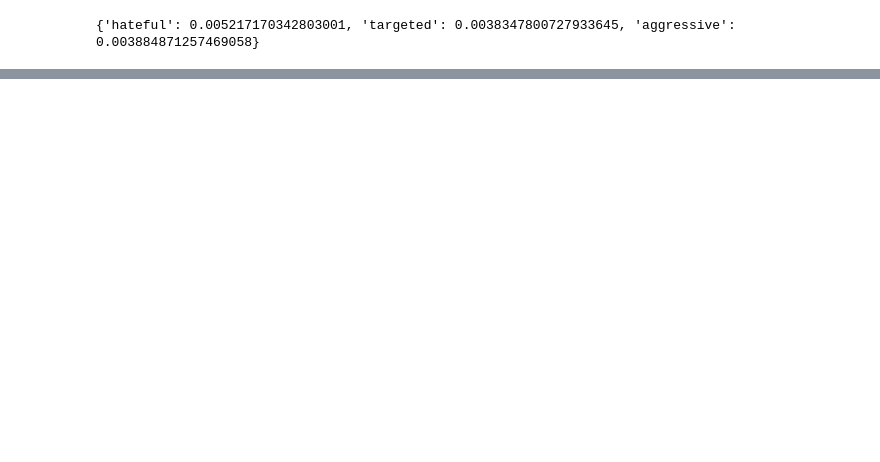
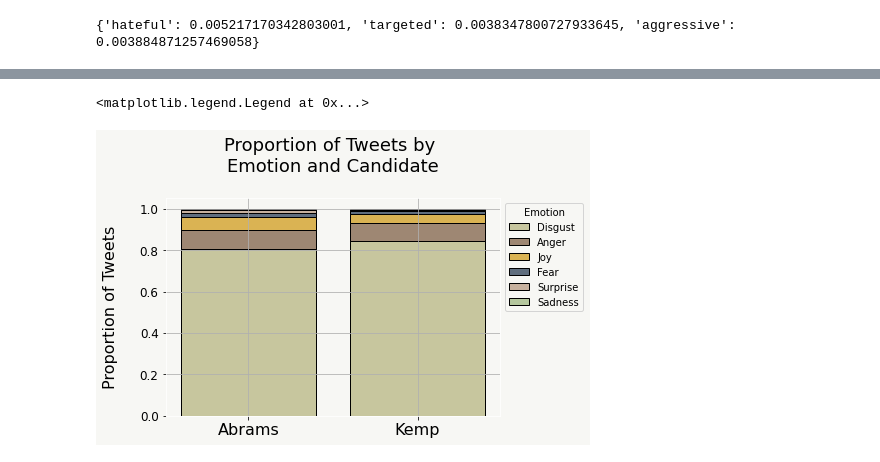
Before and after one commit to monroefarris/anly580_final_project, a Jupyter notebook: Analysis_Code/sentiment_analysis.ipynb, the cells around one changed output, grey strips where cells are left out. Saved outputs shown, nothing was run; the diff lists cells and outputs as text; code cells hidden in the pictures; blank space fills up the shorter version.

```diff
--- a/Analysis_Code/sentiment_analysis.ipynb
+++ b/Analysis_Code/sentiment_analysis.ipynb
@@ -85,0 +169,13 @@ print(data['hate_probs'].iloc[0])
+# %%
+topic_counts_emotion = topic_counts.groupby(['topic', 'emotion_output']).count().reset_index().rename(columns = {'created_at': 'counts'})
+# %%
+topic_counts_emotion_sub = topic_counts_emotion[(topic_counts_emotion['emotion_output'] != 'others') & ((topic_counts_emotion['topic'] == 'abrams') | (topic_counts_emotion['topic'] == 'kemp'))]
+# %%
+total_tweets = topic_counts_emotion_sub.groupby('topic')['counts'].sum().reset_index().rename(columns = {'counts': 'total_tweets'})
+
+topic_counts_emotion_sub = topic_counts_emotion_sub.merge(total_tweets, on = 'topic', how = 'inner')
+
+topic_counts_emotion_sub['prop'] = topic_counts_emotion_sub['counts'] / topic_counts_emotion_sub['total_tweets']
+# %%
+topic_counts_emotion_sub = topic_counts_emotion_sub[['topic', 'emotion_output', 'prop']]
+topic_counts_emotion_sub = topic_counts_emotion_sub.sort_values(['topic', 'prop'])
@@ -85,0 +200,22 @@ print(data['hate_probs'].iloc[0])
+# %%
+sns.histplot(
+    topic_counts_emotion_sub,
+    x = 'topic',
+    weights = 'prop',
+    hue = 'emotion_output',
+    multiple = 'stack',
+    palette = [color1, color2, color3, color7, color5, color6],
+    shrink = 0.8
+)
+
+plt.title('Proportion of Tweets by \nEmotion and Candidate\n', fontsize = 18)
+plt.ylabel('Proportion of Tweets\n', fontsize = 16)
+plt.xlabel('')
+plt.xticks([0,1], ['Abrams', 'Kemp'], fontsize = 16)
+
+# plt.legend(title = 'Emotion',loc = 2, bbox_to_anchor = (1,1))
+
+plt.legend(title = 'Emotion', labels = ['Disgust', 'Anger', 'Joy', 'Fear', 'Surprise', 'Sadness'], loc = 2, bbox_to_anchor = (1,1))
+# %% [output]
+<matplotlib.legend.Legend at 0x...>
+[figure, added]
```
Also changed, not shown: parts of 16 cells of this notebook.
